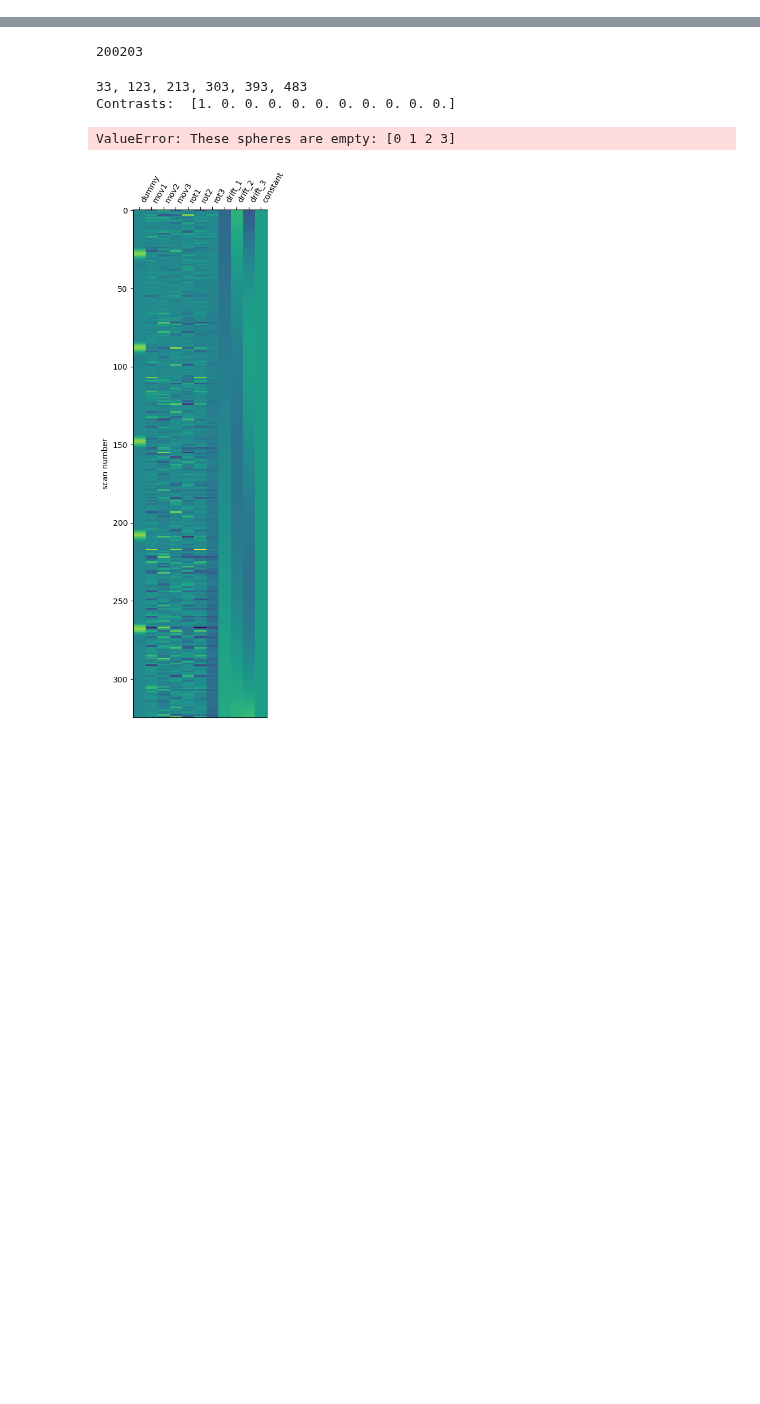
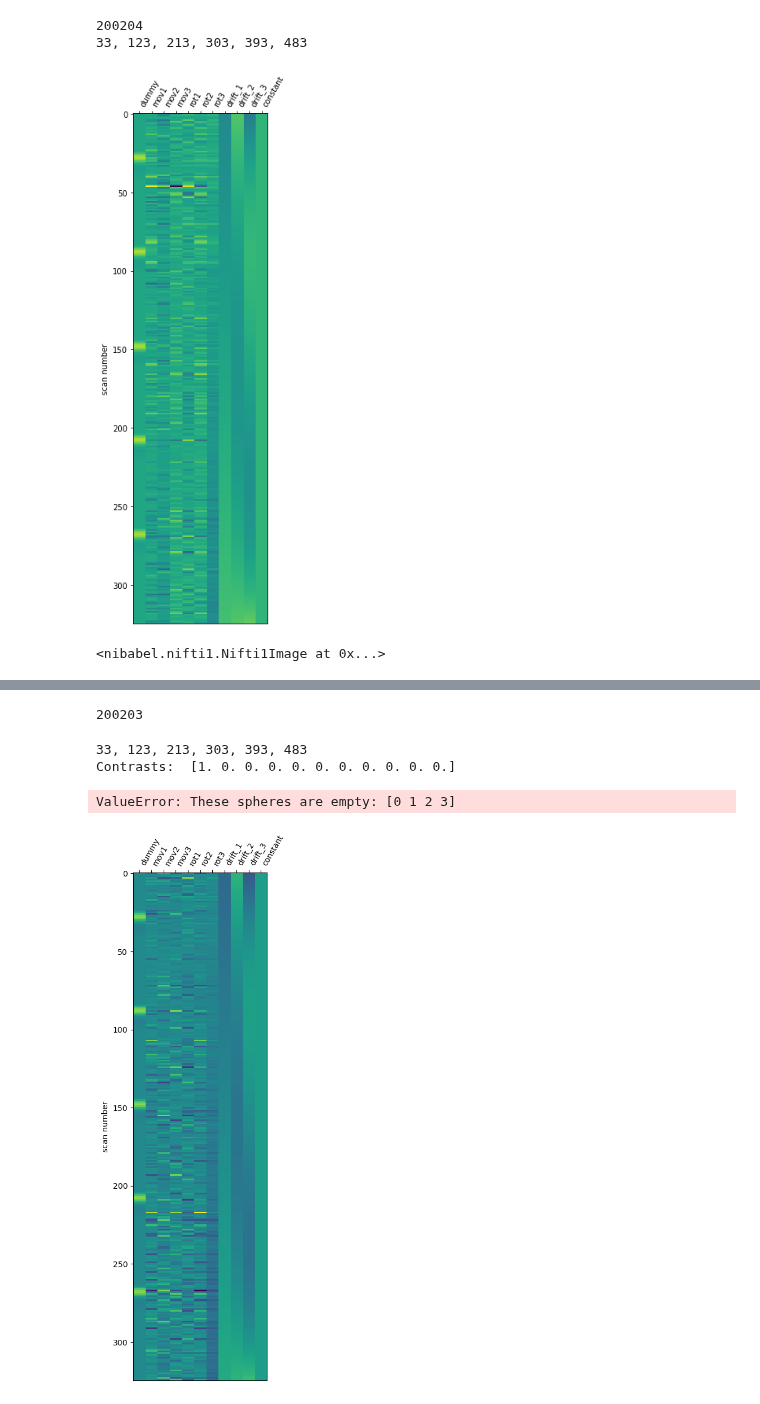
Before and after one commit to grandjeanlab/multirat_se, a Jupyter notebook: script/first_level_glm.ipynb, the cells around one changed output, grey strips where cells are left out. Drawn from its saved outputs; the diff is of its cells as text; code cells hidden in the pictures; blank space fills up the shorter version.

```diff
--- a/script/first_level_glm.ipynb
+++ b/script/first_level_glm.ipynb
@@ -11,7 +11,7 @@ from nilearn import plotting, image
 from nilearn.glm.first_level import compute_regressor
 from nilearn.glm.first_level import make_first_level_design_matrix
 from nilearn.glm.first_level import FirstLevelModel
-from nilearn.maskers import NiftiMasker
+#from nilearn.maskers import NiftiMasker
 from nilearn.datasets import fetch_spm_auditory
 from nilearn.plotting import plot_design_matrix
 from nilearn import image
@@ -24,12 +24,12 @@ from numpy import savetxt
 #subprocess.call(['qsub', '-l', 'procs=1,mem=24gb,walltime=12:00:00 -I'])
 
 # Init variables
-init_folder='/home/traaffneu/margal/code/multirat_se/script/'
+init_folder='/home/traaffneu/joagra/code/multirat_se/script/'
 analysis_folder='/project/4180000.19/multirat_stim/rabies/preprocess'
 
 # Data path
 template_path ='/groupshare/traaffneu/preclinimg/templates/SIGMA_Wistar_Rat_Brain_TemplatesAndAtlases_Version1.1/SIGMA_Rat_Anatomical_Imaging/SIGMA_Rat_Anatomical_InVivo_Template/SIGMA_InVivo_Brain_Template.nii'
-metadata_path = '/home/traaffneu/margal/code/multirat_se/script/table/metadata_stand.tsv'
+metadata_path = '/home/traaffneu/joagra/code/multirat_se/script/table/metadata_stand.tsv'
 mask='/groupshare/traaffneu/preclinimg/templates/SIGMA_Wistar_Rat_Brain_TemplatesAndAtlases_Version1.1/SIGMA_Rat_Anatomical_Imaging/SIGMA_Rat_Anatomical_InVivo_Template/SIGMA_InVivo_Brain_Mask.nii'
 
 # Paths for the directories
@@ -123,3 +123,73 @@ for index in range(11,12):
     img_array = np.array(Image.open(image_dir+'stat_map_sub-0{}_ses-1.png'.format(subj_num))) # Load the PNG file and convert it to a numpy array
     nifti_img = nilearn.image.new_img_like(subject_path, img_array, affine=None, copy_header=False)         #Create a new image of the same class as the reference image
     nib.save(nifti_img, image_dir + 'stat_map_sub-0{}_ses-1.nii.gz'.format(subj_num))
+# %%
+df = pd.read_csv(metadata_path, sep='\t')
+df = df.loc[(df['exclude'] != 'yes')]
+index=13
+# %%
+subj_num=str(df.iloc[index]['rat.sub'])[:-2]
+print(subj_num)
+
+subject_path = analysis_folder+'/sub-0{}_ses-1/bold_datasink/commonspace_bold/_scan_info_subject_id0{}.session1_split_name_sub-0{}_ses-1_T2w/_run_1/sub-0{}_ses-1_run-1_bold_combined.nii.gz'.format(subj_num, subj_num, subj_num, subj_num)
+
+tr=(df.iloc[index]['func.TR'])
+hrf_model = 'spm'
+
+func_img = nib.load(subject_path)
+header = func_img.header
+
+dimension = np.array(image.load_img(subject_path).shape)          #put in an array; dimension, number of slices, number of volumes
+n_scans = dimension[3]                                            #nb volumes
+frame_times = np.arange(n_scans) * tr                             # corresponding frame times
+
+    # --- Events regressor ---
+
+onset = np.matrix(df.iloc[index]['func.sensory.onset']).A[0]
+duration = np.matrix(df.iloc[index]['func.sensory.duration']).A[0]
+events = pd.DataFrame({'onset': onset,'duration': duration})
+events_list = events.append(events)
+
+print(df.iloc[index]['func.sensory.onset'])
+
+    # --- Motion regressors ---
+
+cofounders_file = 'sub-0{}_ses-1_run-1_bold_RAS_combined_confounds.csv'.format(subj_num)
+cofounders_path = analysis_folder+'/sub-0{}_ses-1/confounds_datasink/confounds_csv/_scan_info_subject_id0{}.session1_split_name_sub-0{}_ses-1_T2w/_run_1/sub-0{}_ses-1_run-1_bold_combined_confounds.csv'.format(subj_num, subj_num, subj_num, subj_num)
+
+cofounders = pd.read_csv(cofounders_path, sep=',')
+
+motion_names = ['mov1', 'mov2', 'mov3', 'rot1', 'rot2', 'rot3']
+motion = np.array(cofounders[motion_names])
+
+
+    # --- Compute design matrix ---
+
+design_matrix = make_first_level_design_matrix(frame_times=frame_times,
+                                                   events=events,
+                                                   add_regs=motion,
+                                                   add_reg_names=motion_names,
+                                                   drift_model="polynomial",
+                                                   drift_order=3,
+                                                   hrf_model=hrf_model,
+                                                   high_pass=0.01)
+plot_design_matrix(design_matrix)
+savetxt(matrix_dir+'matrix_sub-0{}_ses-1.csv'.format(subj_num), design_matrix, delimiter=',')
+
+
+    # --- Fitting a first-level model ---
+
+fmri_glm = FirstLevelModel(t_r=7,
+                               drift_model='polynomial',
+                               #mask_img=mask                       # mask defined earlier(SIGMA_InVivo_Brain_Mask.) but not compatible for .fit
+                               signal_scaling=False,
+                               minimize_memory=False)
+# %% [output]
+200204
+33, 123, 213, 303, 393, 483
+[figure, added]
+# %%
+fmri_glm.residuals[0]     #save this to nifit
+statistical_map['z_score']            #save this to nifti
+# %% [output]
+<nibabel.nifti1.Nifti1Image at 0x...>
```
Also changed, not shown: parts of 3 cells of this notebook.
